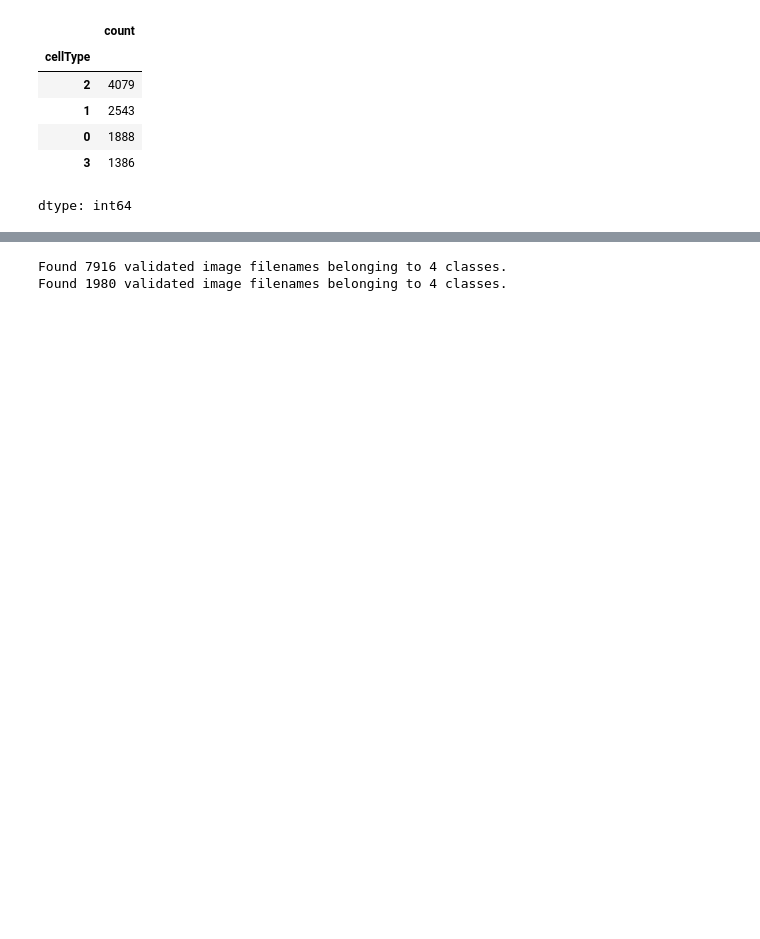
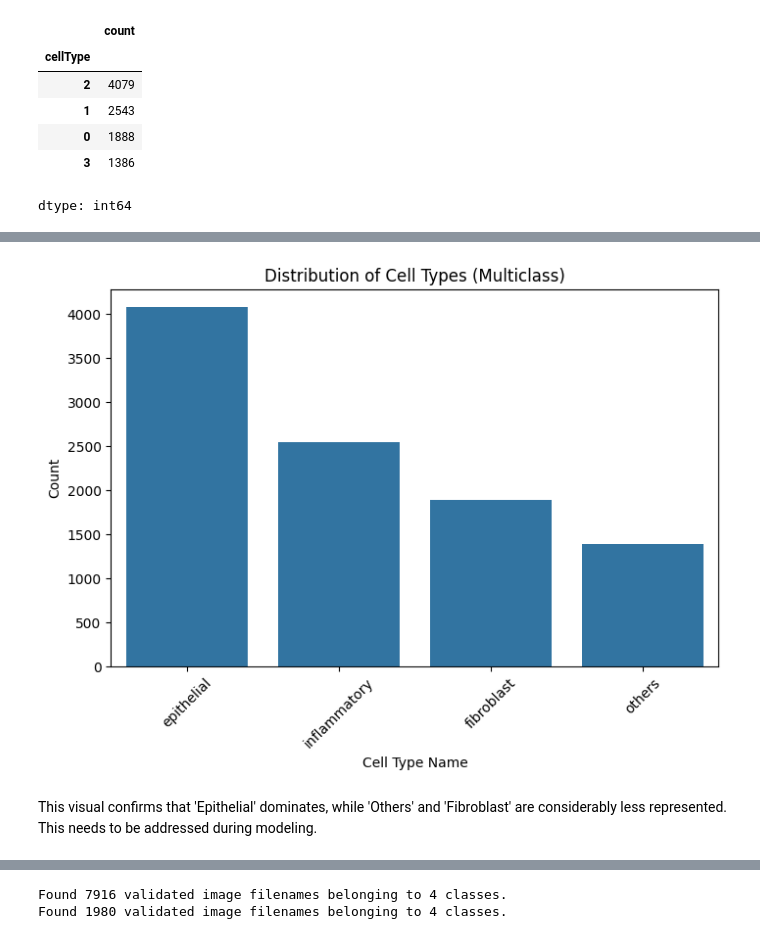
Before and after one commit to Colossus08/ML-Assignment-2, a Jupyter notebook: ML_Assignment_2.ipynb, the cells around one changed output, grey strips where cells are left out. Saved outputs shown, nothing was run; the diff lists cells and outputs as text; code cells hidden in the pictures; blank space fills up the shorter version.

```diff
--- a/ML_Assignment_2.ipynb
+++ b/ML_Assignment_2.ipynb
@@ -58,0 +162,12 @@ dtype: int64
+# %%
+plt.figure(figsize=(8, 5))
+sns.countplot(data=df, x='cellTypeName', order=df['cellTypeName'].value_counts().index)
+plt.title('Distribution of Cell Types (Multiclass)')
+plt.xlabel('Cell Type Name')
+plt.ylabel('Count')
+plt.xticks(rotation=45)
+plt.show()
+# %% [output]
+[figure, added]
+# %% [markdown]
+This visual confirms that 'Epithelial' dominates, while 'Others' and 'Fibroblast' are considerably less represented. This needs to be addressed during modeling.
```
Also changed, not shown: parts of 44 cells of this notebook.
